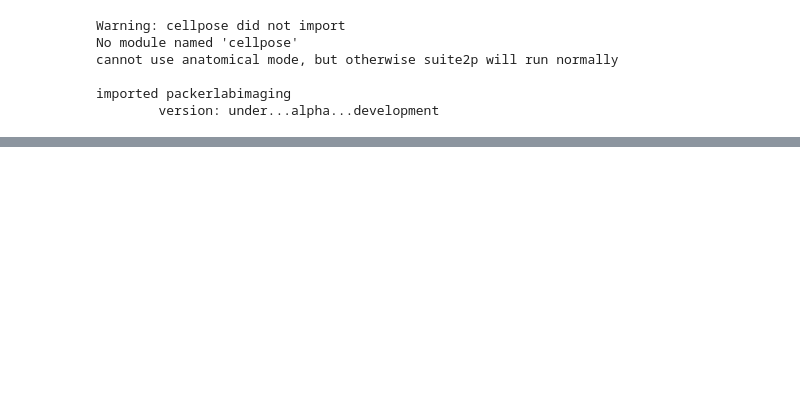
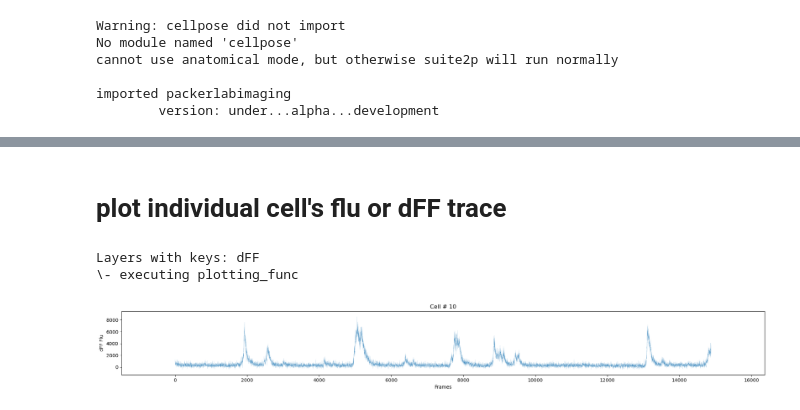
Before and after one commit to Packer-Lab/imagingplus, a Jupyter notebook: Notebooks/Tutorial 3 - Making useful plots.ipynb, the cells around one changed output, grey strips where cells are left out. Saved outputs shown, nothing was run; the diff lists cells and outputs as text; code cells hidden in the pictures; blank space fills up the shorter version.

```diff
--- a/Notebooks/Tutorial 3 - Making useful plots.ipynb
+++ b/Notebooks/Tutorial 3 - Making useful plots.ipynb
@@ -47,0 +43,14 @@ TypeError: object of type 'int' has no len()
+# %% [markdown]
+# plot individual cell's flu or dFF trace
+# %%
+cell = 10  # pick any cell ID from Suite2p
+
+# use the `to_plot` parameter to select data to plot. Available options == .layers keys in anndata object
+print(trialobj.data.layers)
+
+plotting.plot_flu_trace(trialobj=trialobj, cell=cell, to_plot = 'dFF', linewidth = 0.10,
+                        x_lims=None, y_lims= None, x_axis='Frames', title=f'Cell # {cell}', y_axis='dFF Flu')
+# %% [output]
+Layers with keys: dFF
+\- executing plotting_func
+[figure, added]
```
Also changed, not shown: parts of 10 cells of this notebook.
